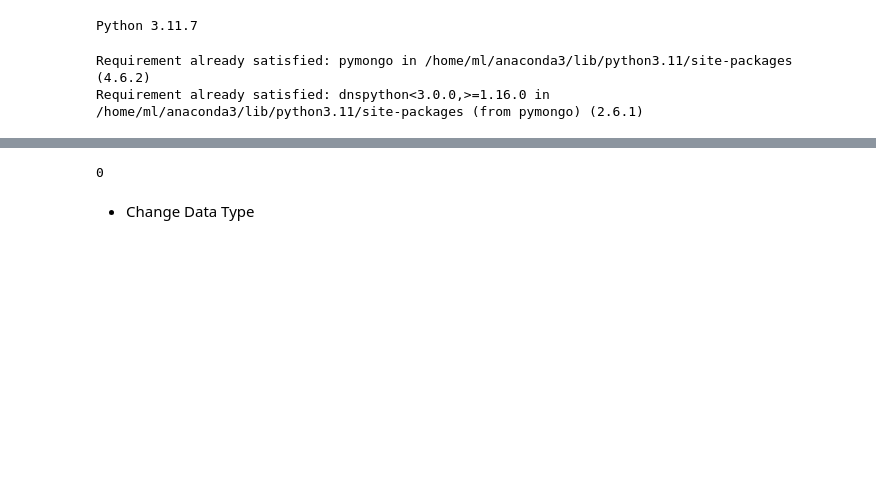
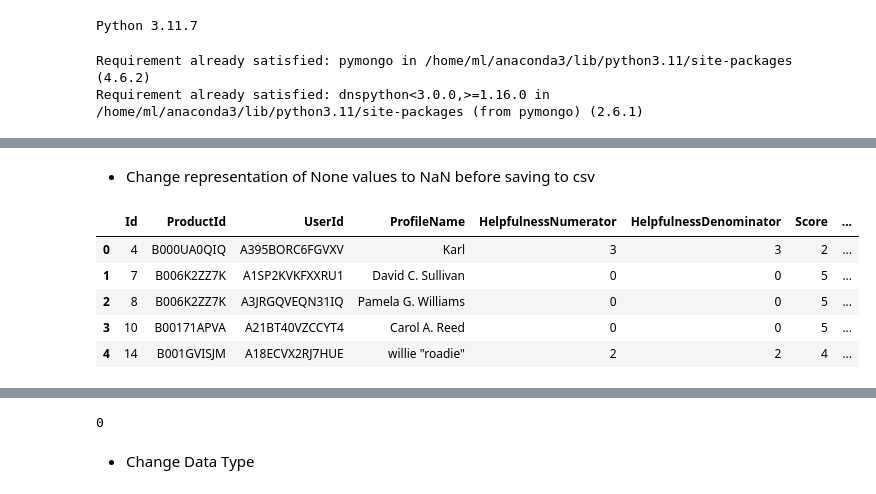
Before and after one commit to mjacker/bigdata, a Jupyter notebook: Amazon.ipynb, the cells around one changed output, grey strips where cells are left out. Saved outputs shown, nothing was run; the diff lists cells and outputs as text; code cells hidden in the pictures; blank space fills up the shorter version.

```diff
--- a/Amazon.ipynb
+++ b/Amazon.ipynb
@@ -45,0 +52,2 @@ amazon_df = pd.DataFrame(list(collection.find()))
+# %% [markdown]
+* Change representation of None values to NaN before saving to csv
@@ -46,3 +65,12 @@ amazon_df = pd.DataFrame(list(collection.find()))
+# %%
+amazon_df.head()
+# %% [output]
+|  | Id | ProductId | UserId | ProfileName | HelpfulnessNumerator | HelpfulnessDenominator | Score | ... |
+| 0 | 4 | B000UA0QIQ | A395BORC6FGVXV | Karl | 3 | 3 | 2 | ... |
+| 1 | 7 | B006K2ZZ7K | A1SP2KVKFXXRU1 | David C. Sullivan | 0 | 0 | 5 | ... |
+| 2 | 8 | B006K2ZZ7K | A3JRGQVEQN31IQ | Pamela G. Williams | 0 | 0 | 5 | ... |
+| 3 | 10 | B00171APVA | A21BT40VZCCYT4 | Carol A. Reed | 0 | 0 | 5 | ... |
+| 4 | 14 | B001GVISJM | A18ECVX2RJ7HUE | willie "roadie" | 2 | 2 | 4 | ... |
 # %%
 amazon_df.info()
 # %% [output]
```
Also changed, not shown: parts of 21 cells of this notebook, 1 other file.
